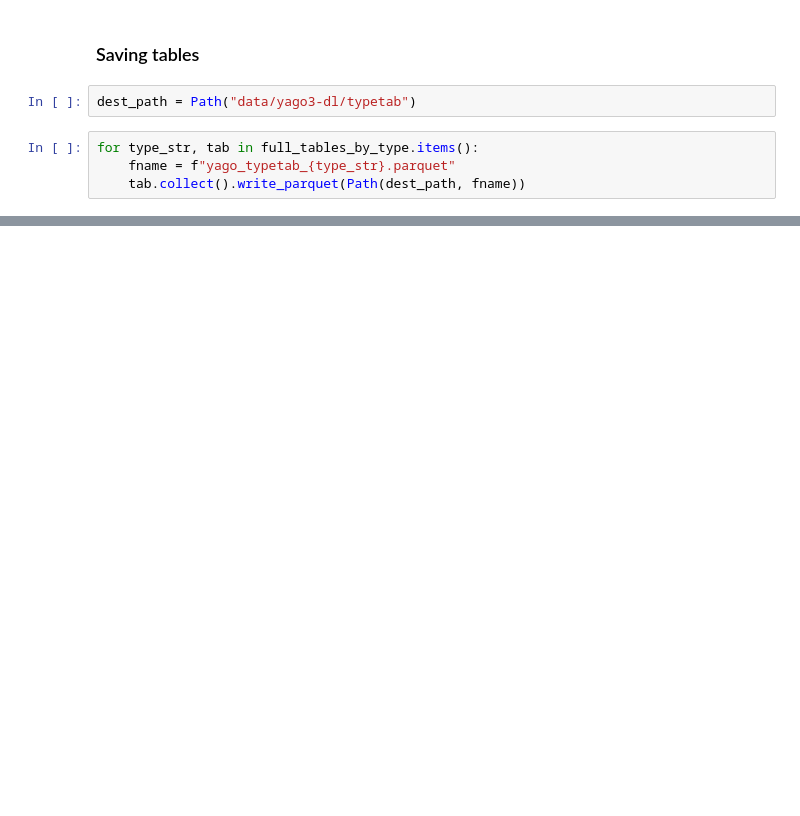
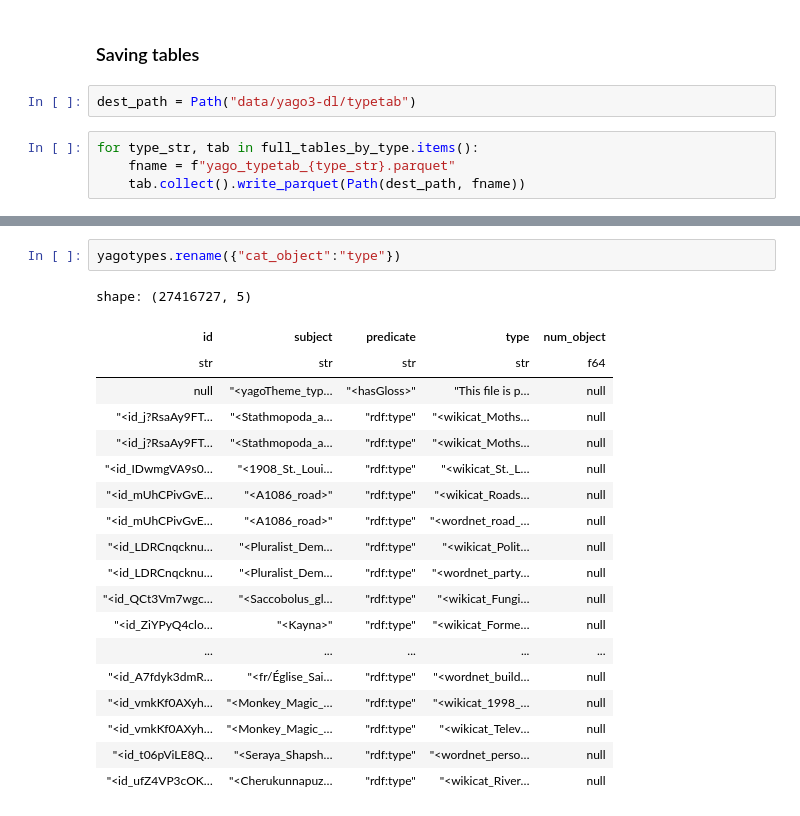
Before and after one commit to rcap107/YADL, a Jupyter notebook: notebooks/Probing YAGO.ipynb, the cells around one changed output, grey strips where cells are left out. Drawn from its saved outputs; the diff is of its cells as text; blank space fills up the shorter version.

```diff
--- a/notebooks/Probing YAGO.ipynb
+++ b/notebooks/Probing YAGO.ipynb
@@ -1121,0 +1091,22 @@ for predicate, tab in groups:
+# %%
+yagotypes.rename({"cat_object":"type"})
+# %% [output]
+shape: (27416727, 5)
+| id | subject | predicate | type | num_object |
+| str | str | str | str | f64 |
+| null | "<yagoTheme_typ… | "<hasGloss>" | "This file is p… | null |
+| "<id_j?RsaAy9FT… | "<Stathmopoda_a… | "rdf:type" | "<wikicat_Moths… | null |
+| "<id_j?RsaAy9FT… | "<Stathmopoda_a… | "rdf:type" | "<wikicat_Moths… | null |
+| "<id_IDwmgVA9s0… | "<1908_St._Loui… | "rdf:type" | "<wikicat_St._L… | null |
+| "<id_mUhCPivGvE… | "<A1086_road>" | "rdf:type" | "<wikicat_Roads… | null |
+| "<id_mUhCPivGvE… | "<A1086_road>" | "rdf:type" | "<wordnet_road_… | null |
+| "<id_LDRCnqcknu… | "<Pluralist_Dem… | "rdf:type" | "<wikicat_Polit… | null |
+| "<id_LDRCnqcknu… | "<Pluralist_Dem… | "rdf:type" | "<wordnet_party… | null |
+| "<id_QCt3Vm7wgc… | "<Saccobolus_gl… | "rdf:type" | "<wikicat_Fungi… | null |
+| "<id_ZiYPyQ4clo… | "<Kayna>" | "rdf:type" | "<wikicat_Forme… | null |
+| ... | ... | ... | ... | ... |
+| "<id_A7fdyk3dmR… | "<fr/Église_Sai… | "rdf:type" | "<wordnet_build… | null |
+| "<id_vmkKf0AXyh… | "<Monkey_Magic_… | "rdf:type" | "<wikicat_1998_… | null |
+| "<id_vmkKf0AXyh… | "<Monkey_Magic_… | "rdf:type" | "<wikicat_Telev… | null |
+| "<id_t06pViLE8Q… | "<Seraya_Shapsh… | "rdf:type" | "<wordnet_perso… | null |
+| "<id_ufZ4VP3cOK… | "<Cherukunnapuz… | "rdf:type" | "<wikicat_River… | null |
```
Also changed, not shown: parts of 19 cells of this notebook.
